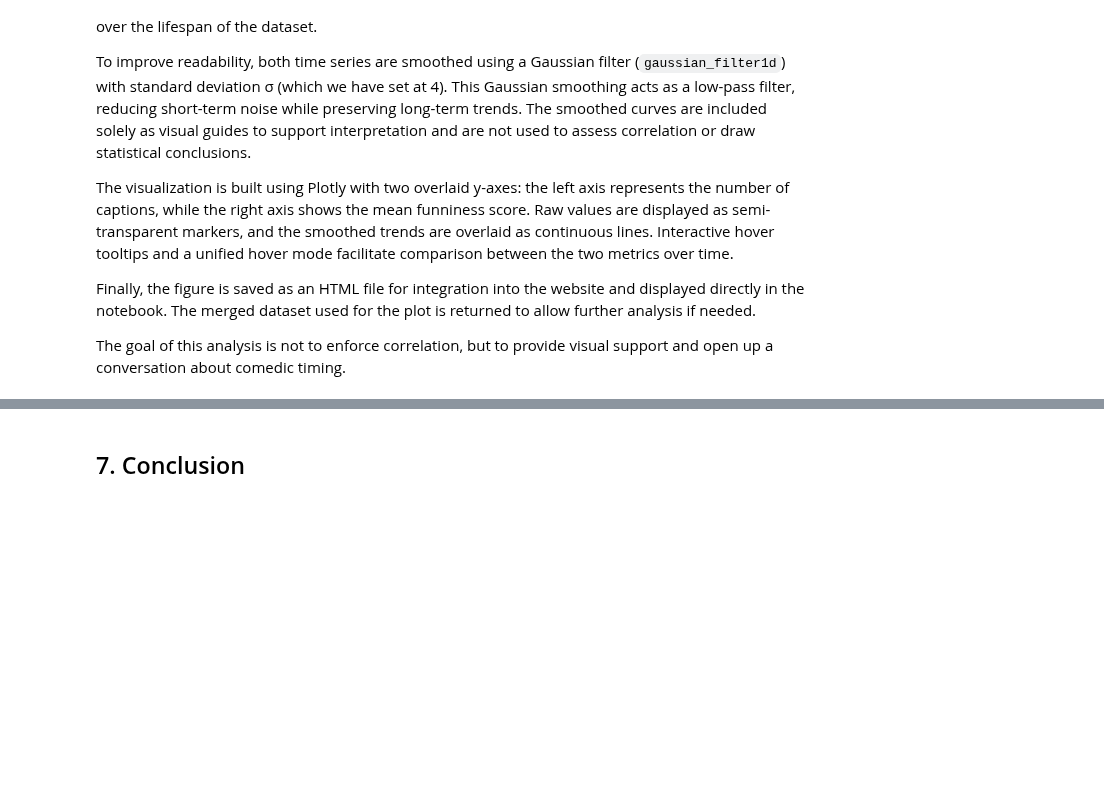
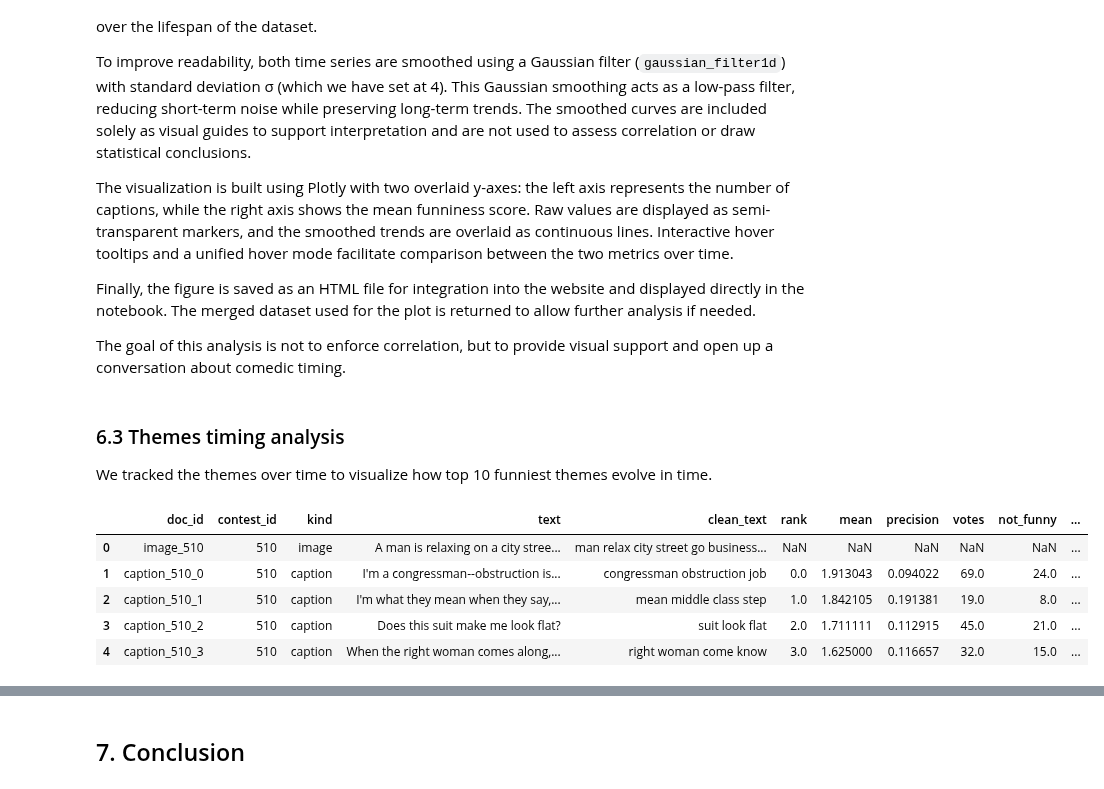
Before and after one commit to epfl-ada/ada-2025-project-json-derulo, a Jupyter notebook: src/Milestone_P3/Milestone_P3_Marina.ipynb, the cells around one changed output, grey strips where cells are left out. Cells and saved outputs as stored; diff of their text form; code cells hidden in the pictures; blank space fills up the shorter version.

Commit message:
TIME SECTION DONE

```diff
--- a/src/Milestone_P3/Milestone_P3_Marina.ipynb
+++ b/src/Milestone_P3/Milestone_P3_Marina.ipynb
@@ -1458,3 +1468,21 @@ The visualization is built using Plotly with two overlaid y-axes: the left axis
 Finally, the figure is saved as an HTML file for integration into the website and displayed directly in the notebook. The merged dataset used for the plot is returned to allow further analysis if needed.
 
 The goal of this analysis is not to enforce correlation, but to provide visual support and open up a conversation about comedic timing.
+# %% [markdown]
+### 6.3 Themes timing analysis
+
+We tracked the themes over time to visualize how top 10 funniest themes evolve in time.
+<!-- Because we had time issues, you can find the functions that plots the temporal analysis in [See the temporal theme analysis notebook](../Mariem/Themes_time.ipynb) -->
+# %%
+docs_with_themes = pd.read_csv(DOC_THEMES_DIR)
+llm_df = pd.read_csv(Olama_DIR)
+
+docs_with_themes = mp3.prepare_docs_with_themes(docs_with_themes, llm_df)
+docs_with_themes.head()
+# %% [output]
+|  | doc_id | contest_id | kind | text | clean_text | rank | mean | precision | votes | not_funny | ... |
+| 0 | image_510 | 510 | image | A man is relaxing on a city stree... | man relax city street go business... | NaN | NaN | NaN | NaN | NaN | ... |
+| 1 | caption_510_0 | 510 | caption | I'm a congressman--obstruction is... | congressman obstruction job | 0.0 | 1.913043 | 0.094022 | 69.0 | 24.0 | ... |
+| 2 | caption_510_1 | 510 | caption | I'm what they mean when they say,... | mean middle class step | 1.0 | 1.842105 | 0.191381 | 19.0 | 8.0 | ... |
+| 3 | caption_510_2 | 510 | caption | Does this suit make me look flat? | suit look flat | 2.0 | 1.711111 | 0.112915 | 45.0 | 21.0 | ... |
+| 4 | caption_510_3 | 510 | caption | When the right woman comes along,... | right woman come know | 3.0 | 1.625000 | 0.116657 | 32.0 | 15.0 | ... |
```
Also changed, not shown: parts of 12 cells of this notebook, 2 other files.
